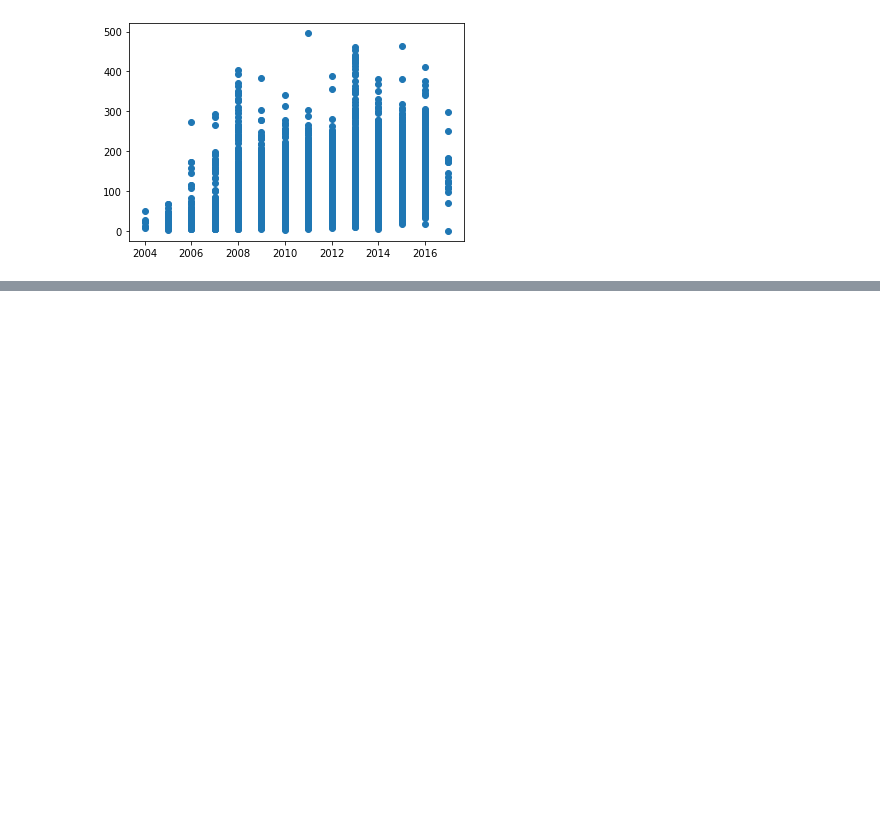
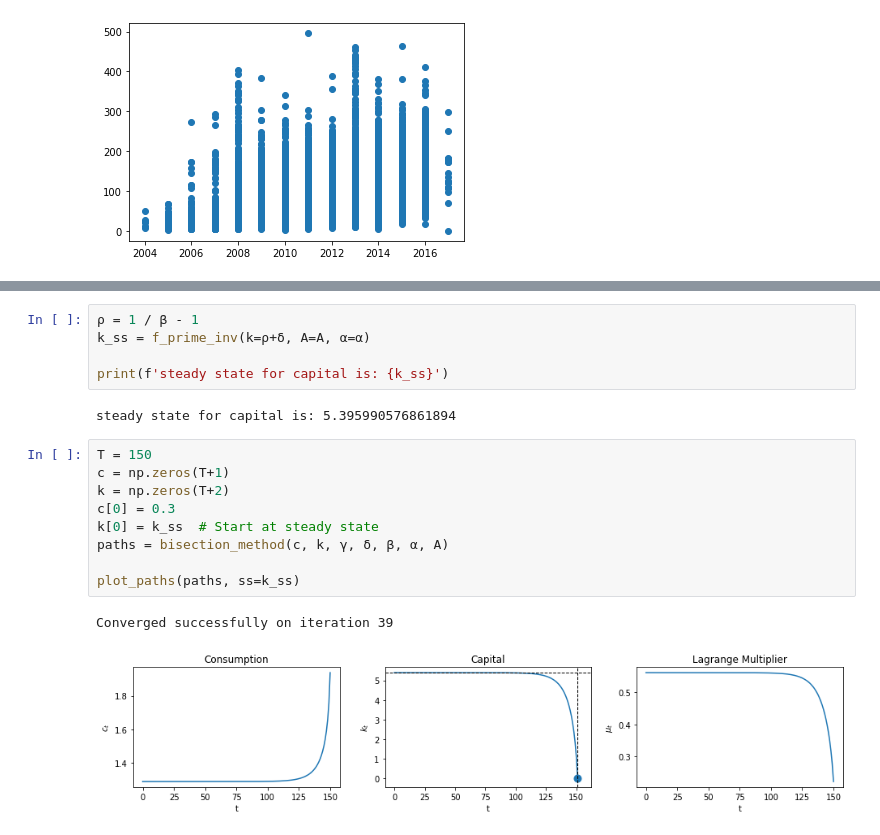
Before and after one commit to FRI-Energy-Analytics/2020_summer_fellows, a Jupyter notebook: Feature Selection - Novel Viz/Model_Testing/Solow.ipynb, the cells around one changed output, grey strips where cells are left out. Saved outputs shown, nothing was run; the diff lists cells and outputs as text; blank space fills up the shorter version.

```diff
--- a/Feature Selection - Novel Viz/Model_Testing/Solow.ipynb
+++ b/Feature Selection - Novel Viz/Model_Testing/Solow.ipynb
@@ -234,0 +481,19 @@ plt.scatter(DatabaseDF['Year Drilled'], DatabaseDF['12 month Cum Prod'])
+# %%
+ρ = 1 / β - 1
+k_ss = f_prime_inv(k=ρ+δ, A=A, α=α)
+
+print(f'steady state for capital is: {k_ss}')
+# %% [output]
+steady state for capital is: 5.395990576861894
+# %%
+T = 150
+c = np.zeros(T+1)
+k = np.zeros(T+2)
+c[0] = 0.3
+k[0] = k_ss  # Start at steady state
+paths = bisection_method(c, k, γ, δ, β, α, A)
+
+plot_paths(paths, ss=k_ss)
+# %% [output]
+Converged successfully on iteration 39
+[figure, added]
```
Also changed, not shown: parts of 10 cells of this notebook.
